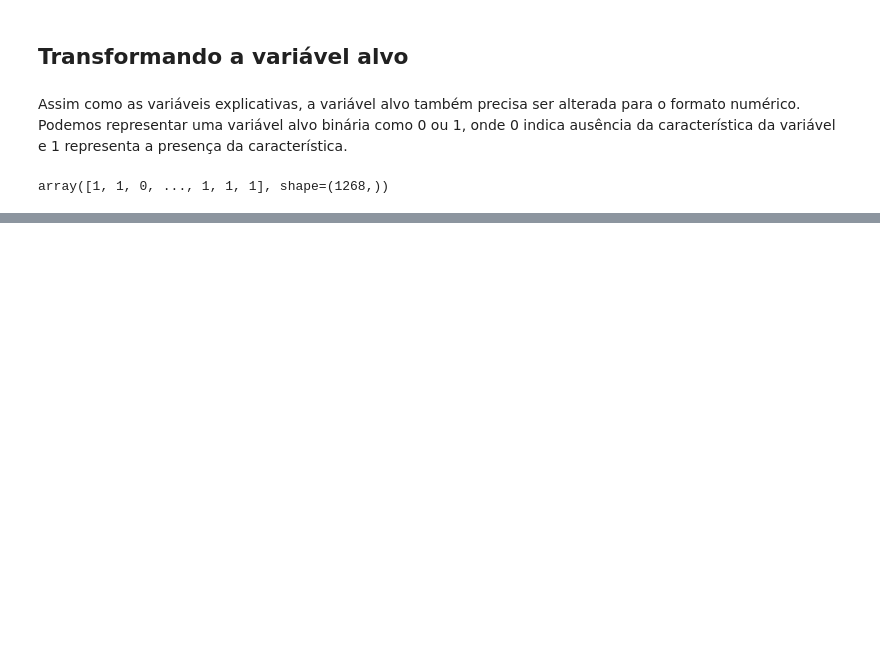
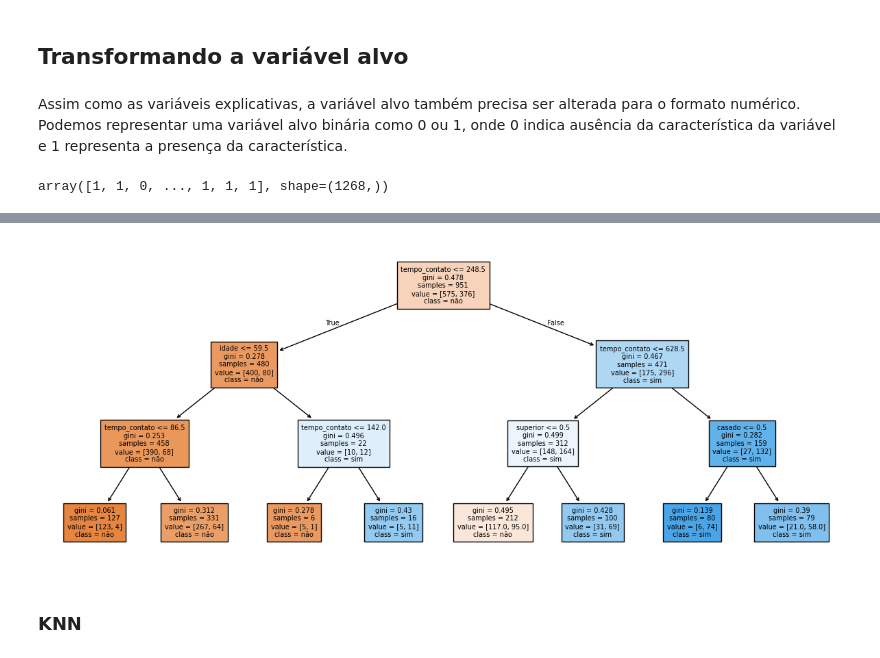
Before and after one commit to dieniffervargas/classificacao_ia_aderencia, a Jupyter notebook: classificacao_aderencia.ipynb, the cells around one changed output, grey strips where cells are left out. Saved outputs shown, nothing was run; the diff lists cells and outputs as text; code cells hidden in the pictures; blank space fills up the shorter version.

```diff
--- a/classificacao_aderencia.ipynb
+++ b/classificacao_aderencia.ipynb
@@ -204,0 +319,7 @@ array([1, 1, 0, ..., 1, 1, 1], shape=(1268,))
+# %%
+plt.figure(figsize=(15, 6))
+plot_tree(arvore, filled=True, class_names=['não','sim'],fontsize=7, feature_names=nome_colunas);
+# %% [output]
+[figure, added]
+# %% [markdown]
+### KNN
```
Also changed, not shown: parts of 29 cells of this notebook, 1 other file.
